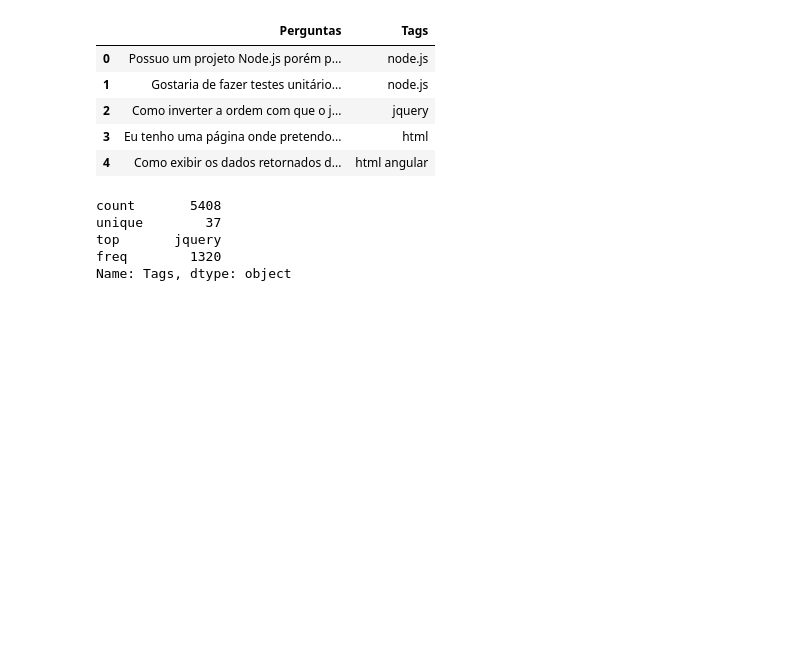
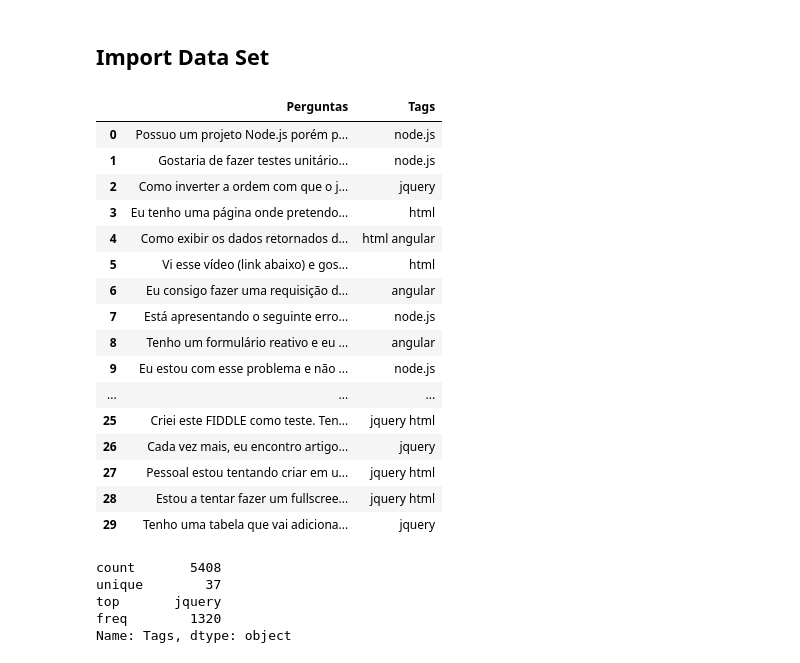
Before and after one commit to frlps/multilabel-text-classifier, a Jupyter notebook: ML_Text_Class_SOF.ipynb, the cells around one changed output. Cells and saved outputs as stored; diff of their text form; code cells hidden in the pictures; blank space fills up the shorter version.

```diff
--- a/ML_Text_Class_SOF.ipynb
+++ b/ML_Text_Class_SOF.ipynb
@@ -18,16 +17,29 @@ Successfully installed numpy-1.23.4 pandas-1.5.0 pytz-2022.4
 [notice] To update, run: python.exe -m pip install --upgrade pip
 # %%
 import pandas as pd
+# %% [markdown]
+## Import Data Set
 # %%
 perguntas = pd.read_csv("stackoverflow_perguntas.csv")
-perguntas.head()
+perguntas.head(30)
 # %% [output]
 |  | Perguntas | Tags |
 | 0 | Possuo um projeto Node.js porém p... | node.js |
 | 1 | Gostaria de fazer testes unitário... | node.js |
 | 2 | Como inverter a ordem com que o j... | jquery |
 | 3 | Eu tenho uma página onde pretendo... | html |
 | 4 | Como exibir os dados retornados d... | html angular |
+| 5 | Vi esse vídeo (link abaixo) e gos... | html |
+| 6 | Eu consigo fazer uma requisição d... | angular |
+| 7 | Está apresentando o seguinte erro... | node.js |
+| 8 | Tenho um formulário reativo e eu ... | angular |
+| 9 | Eu estou com esse problema e não ... | node.js |
+| ... | ... | ... |
+| 25 | Criei este FIDDLE como teste. Ten... | jquery html |
+| 26 | Cada vez mais, eu encontro artigo... | jquery |
+| 27 | Pessoal estou tentando criar em u... | jquery html |
+| 28 | Estou a tentar fazer um fullscree... | jquery html |
+| 29 | Tenho uma tabela que vai adiciona... | jquery |
 # %%
 from itertools import count
 
```
Also changed, not shown: parts of 26 cells of this notebook.
